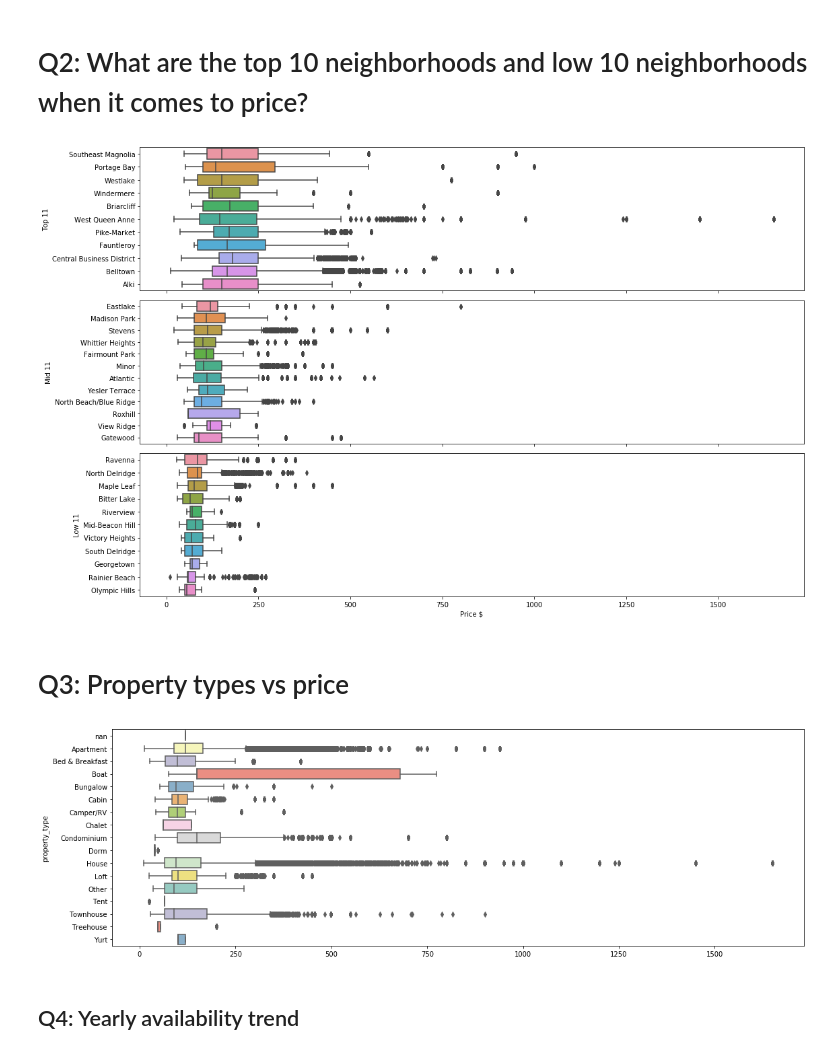
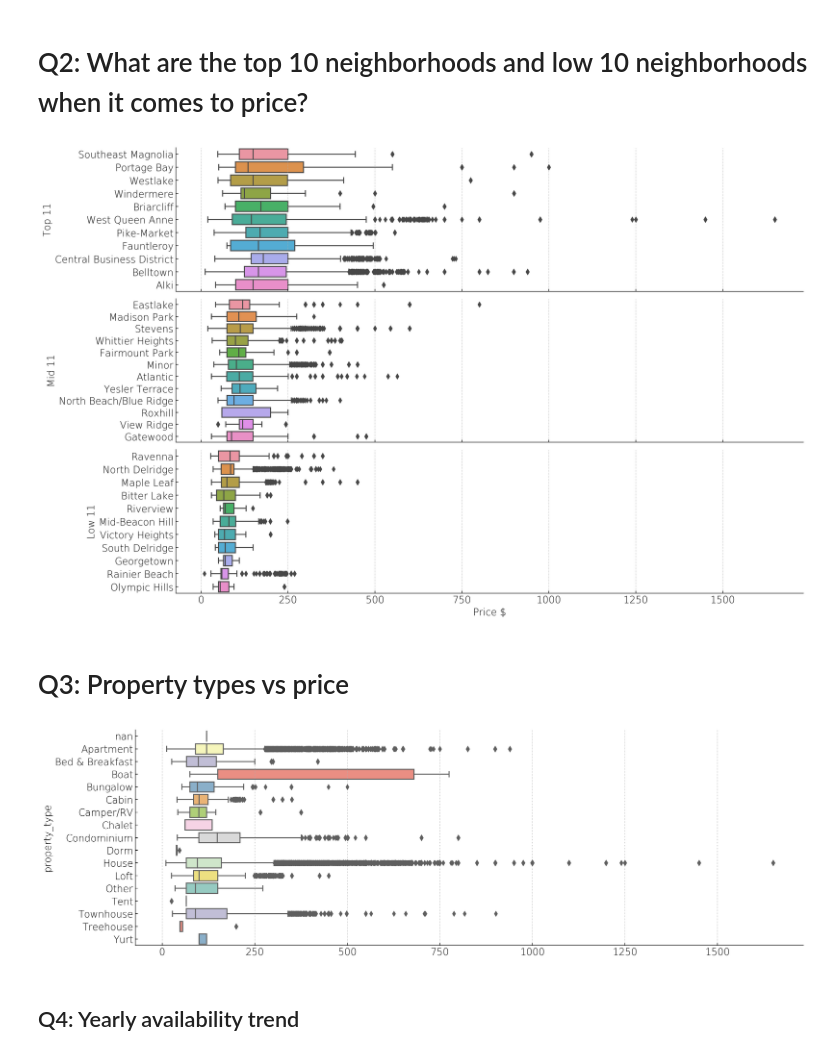
Before and after one commit to jiekebo/udacity_data_science_blog_post, a Jupyter notebook: notebook/Seattle Airbnb Data Analysis.ipynb, the cells around one changed output. Saved outputs shown, nothing was run; the diff lists cells and outputs as text; code cells hidden in the pictures.

```diff
--- a/notebook/Seattle Airbnb Data Analysis.ipynb
+++ b/notebook/Seattle Airbnb Data Analysis.ipynb
@@ -246,33 +250,33 @@ neighbourhood_price = listings_clean[['id', 'neighbourhood_cleansed']].merge(cal
 neighbourhood_pivot = neighbourhood_price.pivot(columns='neighbourhood_cleansed', values='cleaned_price')
 neighbourhood_sort_index = neighbourhood_pivot.mean().sort_values(ascending=False).index
 # %%
-fig,ax = plt.subplots(3,1, figsize=(16,10), sharex=True)
+fig,ax = plt.subplots(3,1, figsize=(16,10), sharex=True, dpi=200)
 
 sns.boxplot(data=neighbourhood_pivot[neighbourhood_sort_index[:11]], orient='h', ax=ax[0])
 ax[0].set_ylabel('Top 11')
 
 midpoint = len(neighbourhood_sort_index)/2
 sns.boxplot(data=neighbourhood_pivot[neighbourhood_sort_index[round(midpoint-5):round(midpoint+6)]], orient='h', ax=ax[1])
 ax[1].set_ylabel('Mid 11')
 
 sns.boxplot(data=neighbourhood_pivot[neighbourhood_sort_index[-11:]], orient='h', ax=ax[2])
 ax[2].set_ylabel('Low 11')
 ax[2].set_xlabel('Price $')
 
 fig.set_tight_layout(True);
 # %% [output]
-[figure, old version]
+[figure, new version]
 # %% [markdown]
 # Q3: Property types vs price
 # %%
 room_type_price = listings_clean[['id', 'property_type']].merge(calendar_clean, left_on='id', right_on='listing_id')
 room_type_price_pivot = room_type_price.pivot(columns='property_type', values='cleaned_price')
 # %%
-fig,ax = plt.subplots(figsize=(16,5))
+fig,ax = plt.subplots(figsize=(16,5), dpi=200)
 sns.boxplot(data=room_type_price_pivot, orient='h', ax=ax, palette='Set3')
 fig.set_tight_layout(True);
 # %% [output]
-[figure, old version]
+[figure, new version]
 # %% [markdown]
 ## Q4: Yearly availability trend
 # %%
```
Also changed, not shown: parts of 31 cells of this notebook.
